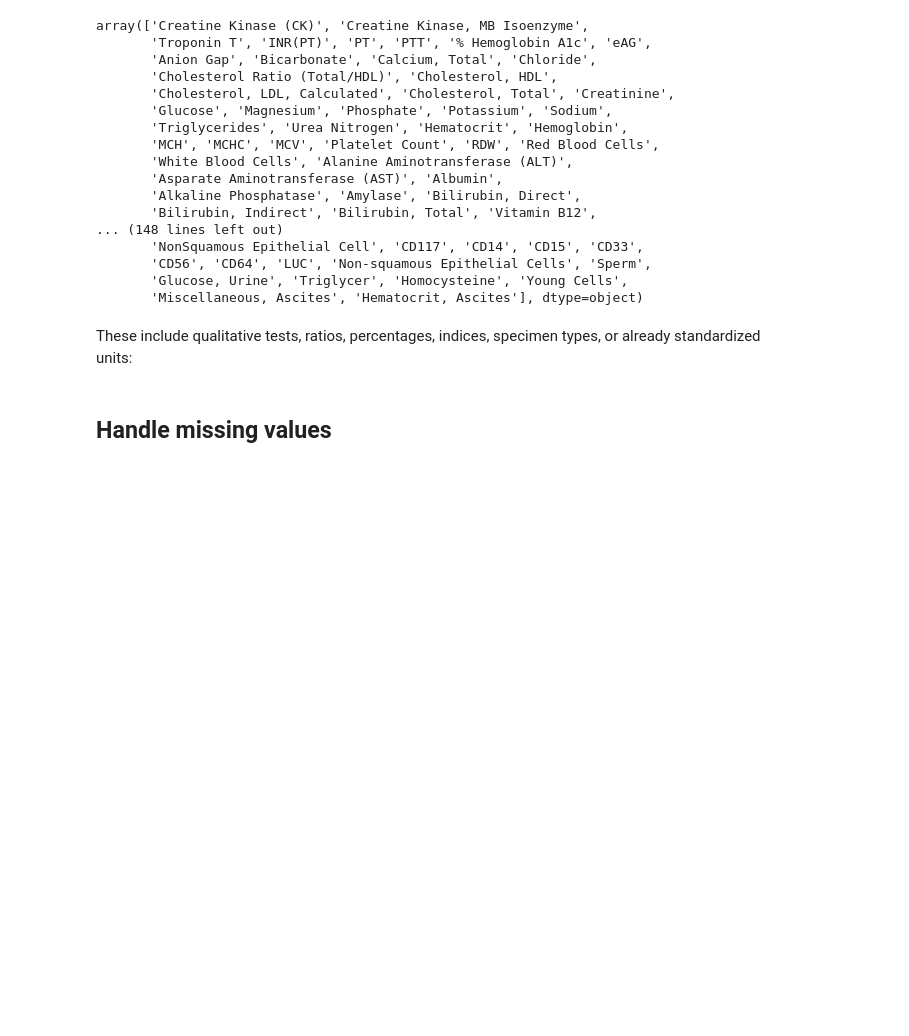
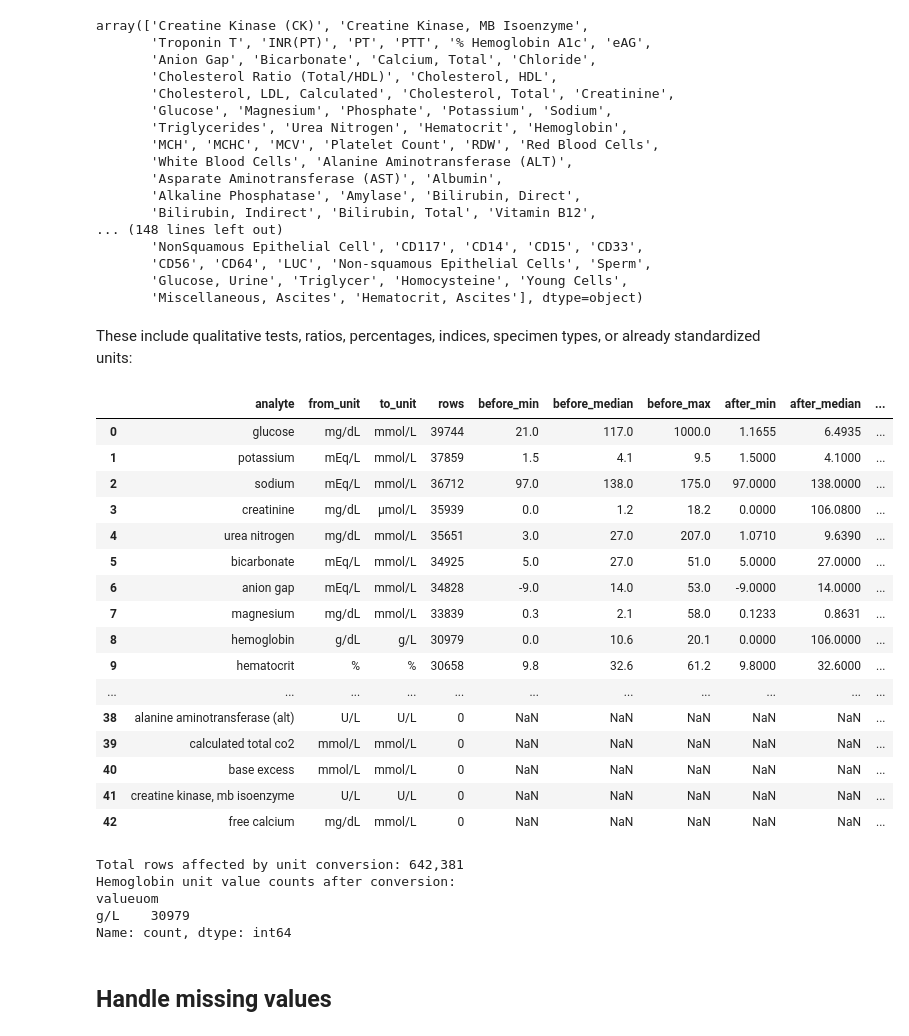
Before and after one commit to alexandermittet/Data_Analytics_for_Health_UniPi, a Jupyter notebook: code/1.1 df2 laboratory.ipynb, the cells around one changed output. Saved outputs shown, nothing was run; the diff lists cells and outputs as text; code cells hidden in the pictures; blank space fills up the shorter version.

```diff
--- a/code/1.1 df2 laboratory.ipynb
+++ b/code/1.1 df2 laboratory.ipynb
@@ -1151,10 +1162,78 @@ non_convertible_labels = [
     'Specimen-related holds', 'Ventilation/oxygen settings'
 ]
 # %%
+summary_rows = []
 for (analyte, from_unit), (factor, to_unit) in conversion_map.items():
     mask = (df['label'].str.lower() == analyte) & (df['valueuom'] == from_unit)
-    df.loc[mask, 'valuenum_merged'] *= factor
+    n = int(mask.sum())
+    if n == 0:
+        # record zero-hit mappings so you can see nothing matched
+        summary_rows.append({
+            'analyte': analyte, 'from_unit': from_unit, 'to_unit': to_unit,
+            'rows': 0,
+            'before_min': np.nan, 'before_median': np.nan, 'before_max': np.nan,
+            'after_min': np.nan, 'after_median': np.nan, 'after_max': np.nan,
+            'factor': factor
+        })
+        continue
+
+    # numeric before (coerce non-numeric to NaN)
+    before = pd.to_numeric(df.loc[mask, 'valuenum_merged'], errors='coerce')
+    b_min, b_med, b_max = before.min(), before.median(), before.max()
+
+    # apply conversion (preserve NaN)
+    df.loc[mask, 'valuenum_merged'] = before * factor
     df.loc[mask, 'valueuom'] = to_unit
+
+    # numeric after
+    after = pd.to_numeric(df.loc[mask, 'valuenum_merged'], errors='coerce')
+    a_min, a_med, a_max = after.min(), after.median(), after.max()
+
+    summary_rows.append({
+        'analyte': analyte,
+        'from_unit': from_unit,
+        'to_unit': to_unit,
+        'rows': n,
+        'before_min': b_min, 'before_median': b_med, 'before_max': b_max,
+        'after_min': a_min, 'after_median': a_med, 'after_max': a_max,
+        'factor': factor
+    })
+
+summary_df = pd.DataFrame(summary_rows)
+# show only mappings that had rows and a concise overview
+display(summary_df.sort_values('rows', ascending=False).reset_index(drop=True))
+
+# quick aggregate sanity checks
+total_converted = summary_df['rows'].sum()
+print(f"Total rows affected by unit conversion: {total_converted:,}")
+# Example spot-check for hemoglobin conversions
+if ('hemoglobin', 'g/dL') in conversion_map:
+    mask_hb = (df['label'].str.lower() == 'hemoglobin')
+    print("Hemoglobin unit value counts after conversion:")
+    print(df.loc[mask_hb, 'valueuom'].value_counts())
+# %% [output]
+|  | analyte | from_unit | to_unit | rows | before_min | before_median | before_max | after_min | after_median | ... |
+| 0 | glucose | mg/dL | mmol/L | 39744 | 21.0 | 117.0 | 1000.0 | 1.1655 | 6.4935 | ... |
+| 1 | potassium | mEq/L | mmol/L | 37859 | 1.5 | 4.1 | 9.5 | 1.5000 | 4.1000 | ... |
+| 2 | sodium | mEq/L | mmol/L | 36712 | 97.0 | 138.0 | 175.0 | 97.0000 | 138.0000 | ... |
+| 3 | creatinine | mg/dL | µmol/L | 35939 | 0.0 | 1.2 | 18.2 | 0.0000 | 106.0800 | ... |
+| 4 | urea nitrogen | mg/dL | mmol/L | 35651 | 3.0 | 27.0 | 207.0 | 1.0710 | 9.6390 | ... |
+| 5 | bicarbonate | mEq/L | mmol/L | 34925 | 5.0 | 27.0 | 51.0 | 5.0000 | 27.0000 | ... |
+| 6 | anion gap | mEq/L | mmol/L | 34828 | -9.0 | 14.0 | 53.0 | -9.0000 | 14.0000 | ... |
+| 7 | magnesium | mg/dL | mmol/L | 33839 | 0.3 | 2.1 | 58.0 | 0.1233 | 0.8631 | ... |
+| 8 | hemoglobin | g/dL | g/L | 30979 | 0.0 | 10.6 | 20.1 | 0.0000 | 106.0000 | ... |
+| 9 | hematocrit | % | % | 30658 | 9.8 | 32.6 | 61.2 | 9.8000 | 32.6000 | ... |
+| ... | ... | ... | ... | ... | ... | ... | ... | ... | ... | ... |
+| 38 | alanine aminotransferase (alt) | U/L | U/L | 0 | NaN | NaN | NaN | NaN | NaN | ... |
+| 39 | calculated total co2 | mmol/L | mmol/L | 0 | NaN | NaN | NaN | NaN | NaN | ... |
+| 40 | base excess | mmol/L | mmol/L | 0 | NaN | NaN | NaN | NaN | NaN | ... |
+| 41 | creatine kinase, mb isoenzyme | U/L | U/L | 0 | NaN | NaN | NaN | NaN | NaN | ... |
+| 42 | free calcium | mg/dL | mmol/L | 0 | NaN | NaN | NaN | NaN | NaN | ... |
+Total rows affected by unit conversion: 642,381
+Hemoglobin unit value counts after conversion:
+valueuom
+g/L    30979
+Name: count, dtype: int64
 # %% [markdown]
 ## Handle missing values
 # %%
```
Also changed, not shown: parts of 24 cells of this notebook.
